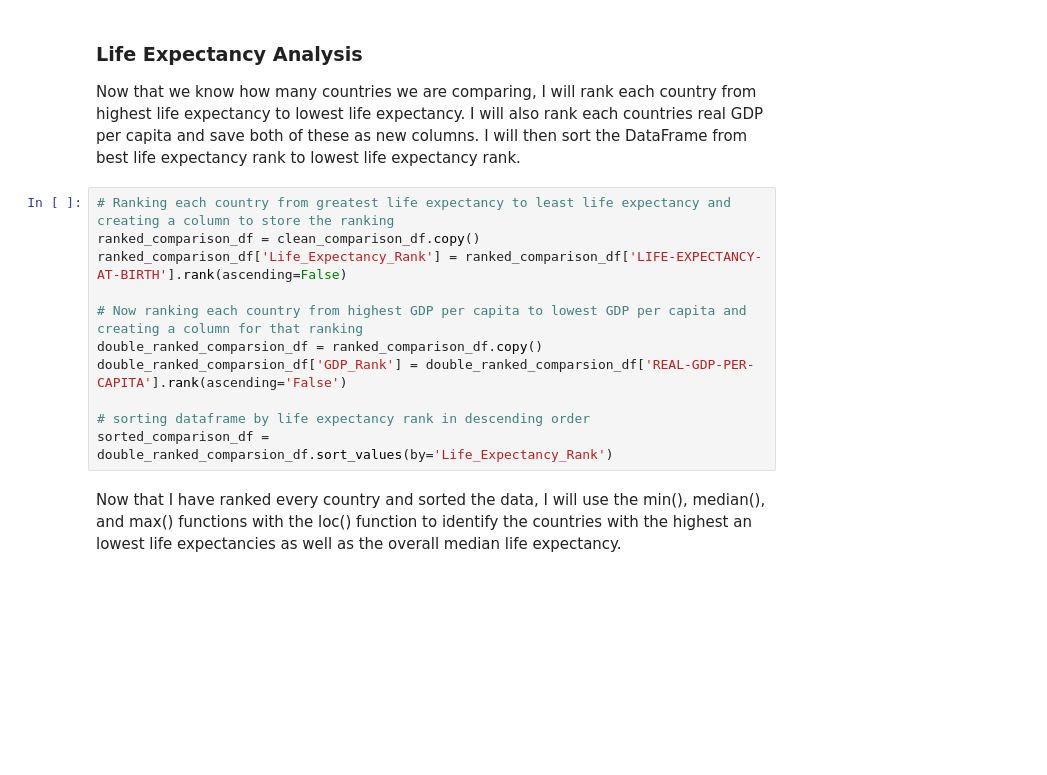
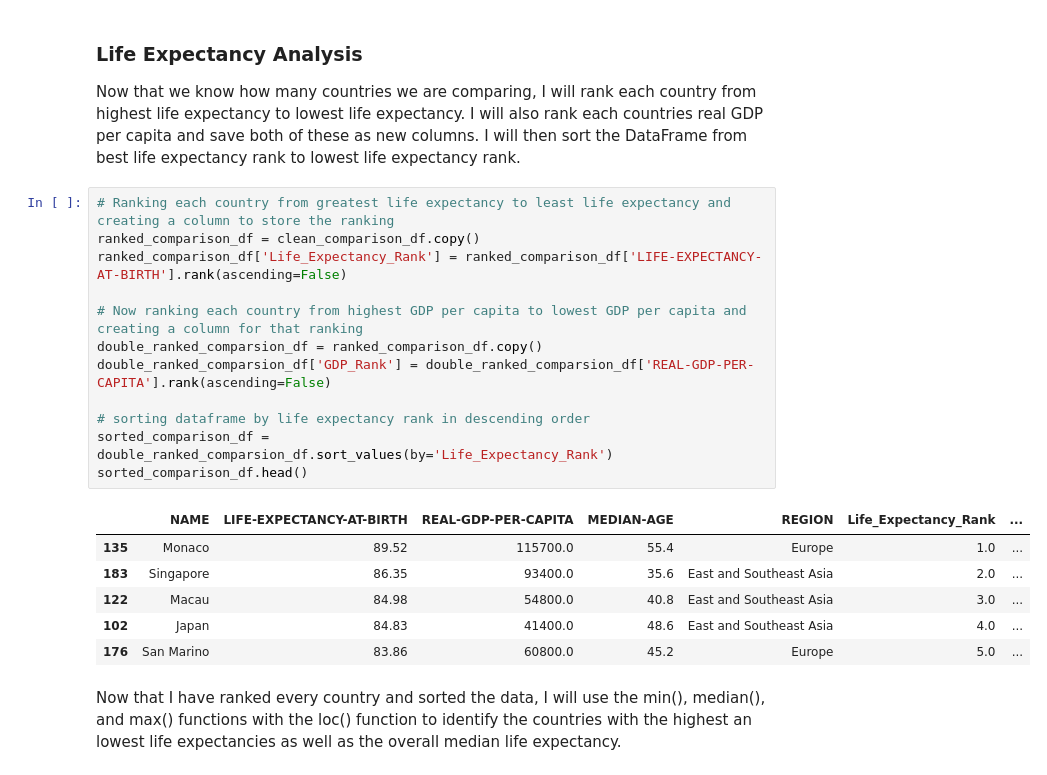
Before and after one commit to RebeccaVachon/Country_Comparisons, a Jupyter notebook: comparison.ipynb, the cells around one changed output. Cells and saved outputs as stored; diff of their text form; blank space fills up the shorter version.

```diff
--- a/comparison.ipynb
+++ b/comparison.ipynb
@@ -82,14 +83,22 @@ Now that we know how many countries we are comparing, I will rank each country f
 # %%
 # Ranking each country from greatest life expectancy to least life expectancy and creating a column to store the ranking
 ranked_comparison_df = clean_comparison_df.copy()
 ranked_comparison_df['Life_Expectancy_Rank'] = ranked_comparison_df['LIFE-EXPECTANCY-AT-BIRTH'].rank(ascending=False)
 
 # Now ranking each country from highest GDP per capita to lowest GDP per capita and creating a column for that ranking
 double_ranked_comparsion_df = ranked_comparison_df.copy()
-double_ranked_comparsion_df['GDP_Rank'] = double_ranked_comparsion_df['REAL-GDP-PER-CAPITA'].rank(ascending='False')
+double_ranked_comparsion_df['GDP_Rank'] = double_ranked_comparsion_df['REAL-GDP-PER-CAPITA'].rank(ascending=False)
 
 # sorting dataframe by life expectancy rank in descending order
 sorted_comparison_df = double_ranked_comparsion_df.sort_values(by='Life_Expectancy_Rank')
+sorted_comparison_df.head()
+# %% [output]
+|  | NAME | LIFE-EXPECTANCY-AT-BIRTH | REAL-GDP-PER-CAPITA | MEDIAN-AGE | REGION | Life_Expectancy_Rank | ... |
+| 135 | Monaco | 89.52 | 115700.0 | 55.4 | Europe | 1.0 | ... |
+| 183 | Singapore | 86.35 | 93400.0 | 35.6 | East and Southeast Asia | 2.0 | ... |
+| 122 | Macau | 84.98 | 54800.0 | 40.8 | East and Southeast Asia | 3.0 | ... |
+| 102 | Japan | 84.83 | 41400.0 | 48.6 | East and Southeast Asia | 4.0 | ... |
+| 176 | San Marino | 83.86 | 60800.0 | 45.2 | Europe | 5.0 | ... |
 # %% [markdown]
 Now that I have ranked every country and sorted the data, I will use the min(), median(), and max() functions with the loc() function to identify the countries with the highest an lowest life expectancies as well as the overall median life expectancy.
 # %%
```
Also changed, not shown: parts of 7 cells of this notebook, 1 other file.
